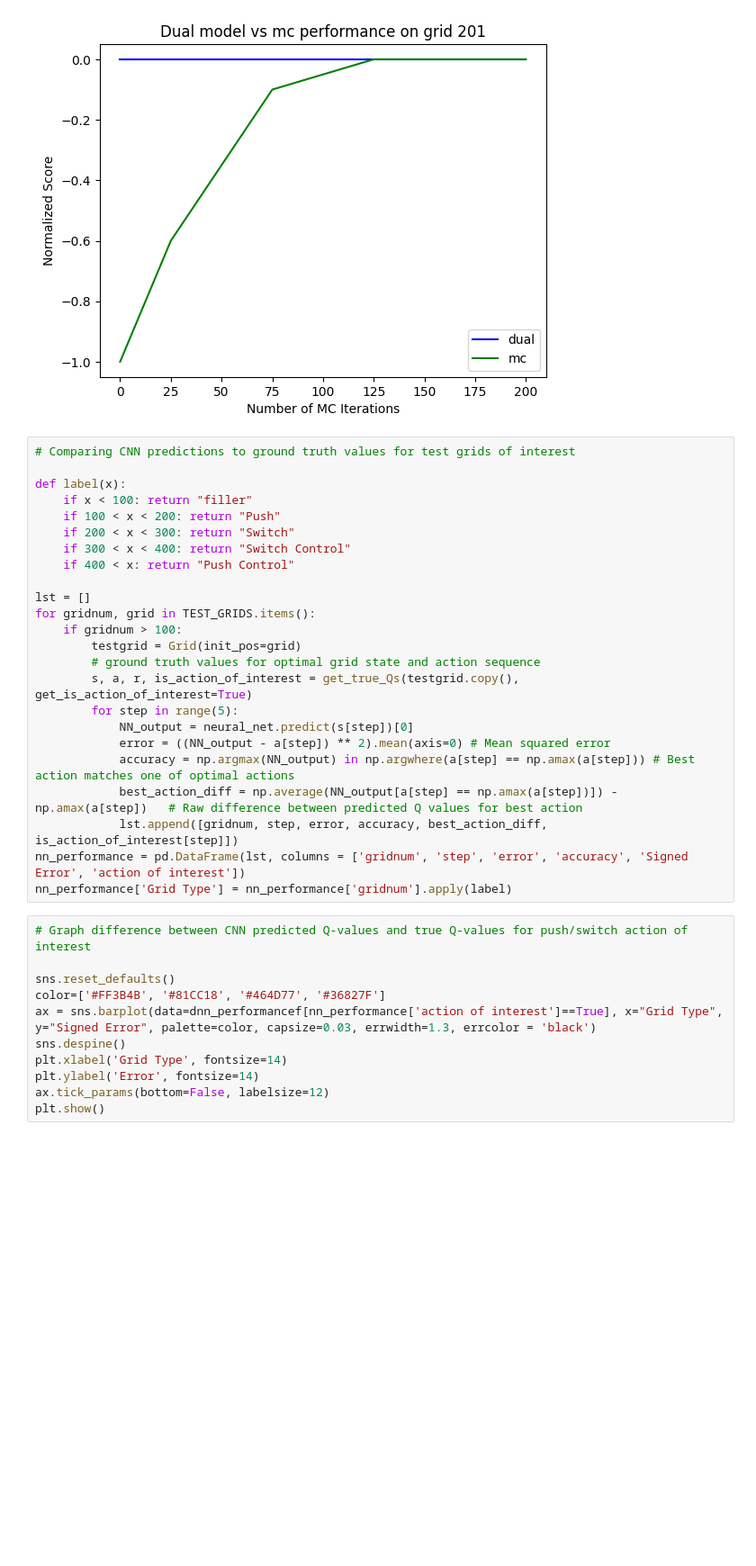
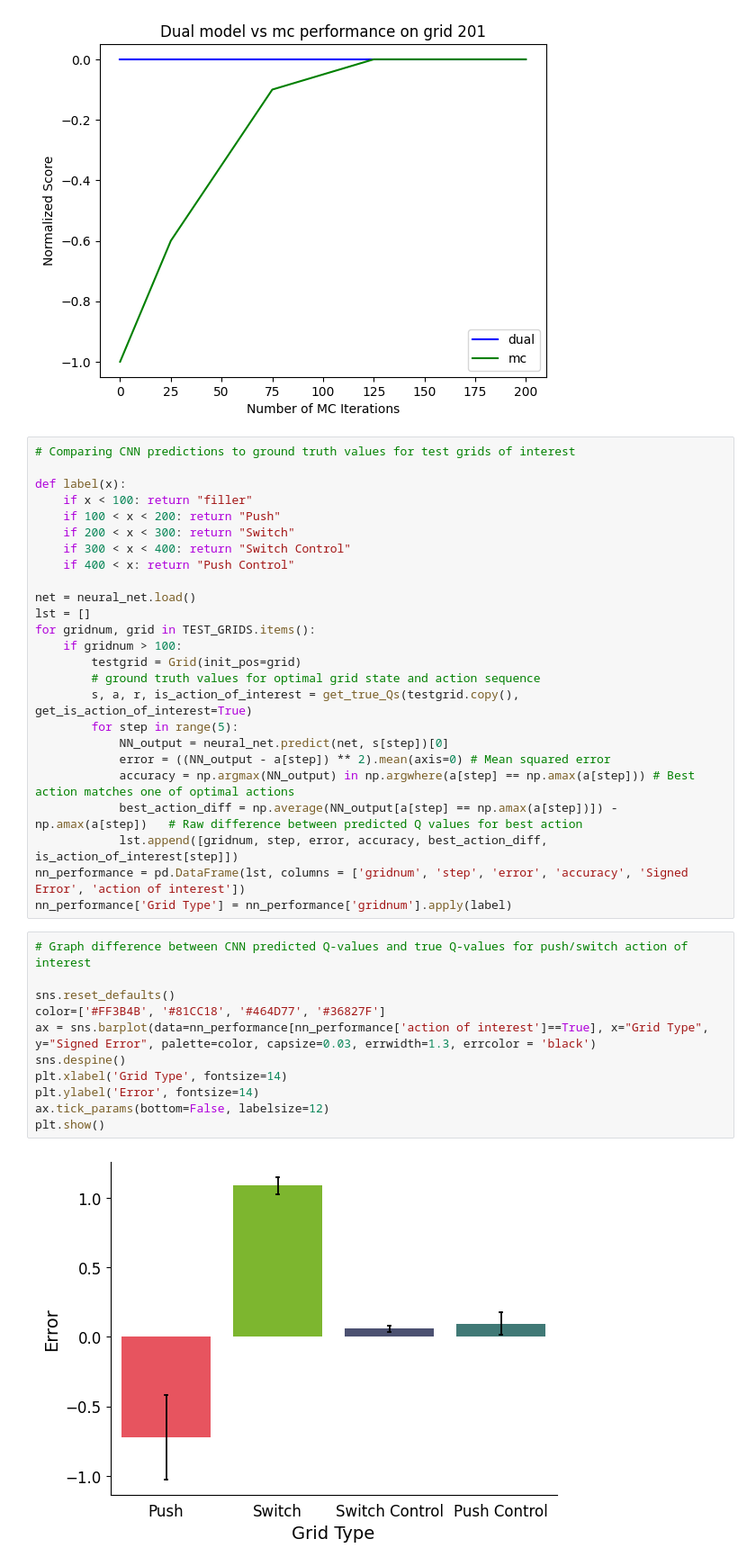
Before and after one commit to Alice2hang/RL_trolley_puzzles, a Jupyter notebook: dual_model/src/dual_model_analysis.ipynb, the cells around one changed output. Shown: that part at 90% size. Cells and saved outputs as stored; diff of their text form; blank space fills up the shorter version.

```diff
--- a/dual_model/src/dual_model_analysis.ipynb
+++ b/dual_model/src/dual_model_analysis.ipynb
@@ -179,6 +196,7 @@ def label(x):
     if 300 < x < 400: return "Switch Control"
     if 400 < x: return "Push Control"
 
+net = neural_net.load()
 lst = []
 for gridnum, grid in TEST_GRIDS.items():
     if gridnum > 100:
@@ -186,7 +204,7 @@ for gridnum, grid in TEST_GRIDS.items():
         # ground truth values for optimal grid state and action sequence
         s, a, r, is_action_of_interest = get_true_Qs(testgrid.copy(), get_is_action_of_interest=True)
         for step in range(5):
-            NN_output = neural_net.predict(s[step])[0]
+            NN_output = neural_net.predict(net, s[step])[0]
             error = ((NN_output - a[step]) ** 2).mean(axis=0) # Mean squared error
             accuracy = np.argmax(NN_output) in np.argwhere(a[step] == np.amax(a[step])) # Best action matches one of optimal actions
             best_action_diff = np.average(NN_output[a[step] == np.amax(a[step])]) - np.amax(a[step])   # Raw difference between predicted Q values for best action
@@ -196,14 +214,16 @@ nn_performance['Grid Type'] = nn_performance['gridnum'].apply(label)
 # %%
 # Graph difference between CNN predicted Q-values and true Q-values for push/switch action of interest
 
 sns.reset_defaults()
 color=['#FF3B4B', '#81CC18', '#464D77', '#36827F']
-ax = sns.barplot(data=dnn_performancef[nn_performance['action of interest']==True], x="Grid Type", y="Signed Error", palette=color, capsize=0.03, errwidth=1.3, errcolor = 'black')
+ax = sns.barplot(data=nn_performance[nn_performance['action of interest']==True], x="Grid Type", y="Signed Error", palette=color, capsize=0.03, errwidth=1.3, errcolor = 'black')
 sns.despine()
 plt.xlabel('Grid Type', fontsize=14)
 plt.ylabel('Error', fontsize=14)
 ax.tick_params(bottom=False, labelsize=12)
 plt.show()
+# %% [output]
+[figure, added]
 # %%
 # Graph mean squared error of CNN prediction for test grids averaged for each time step
 df_mean = nn_performance.groupby(['step','Grid Type'] ,as_index=False)['error'].mean()
```
Also changed, not shown: parts of 7 cells of this notebook, 6 other files.
